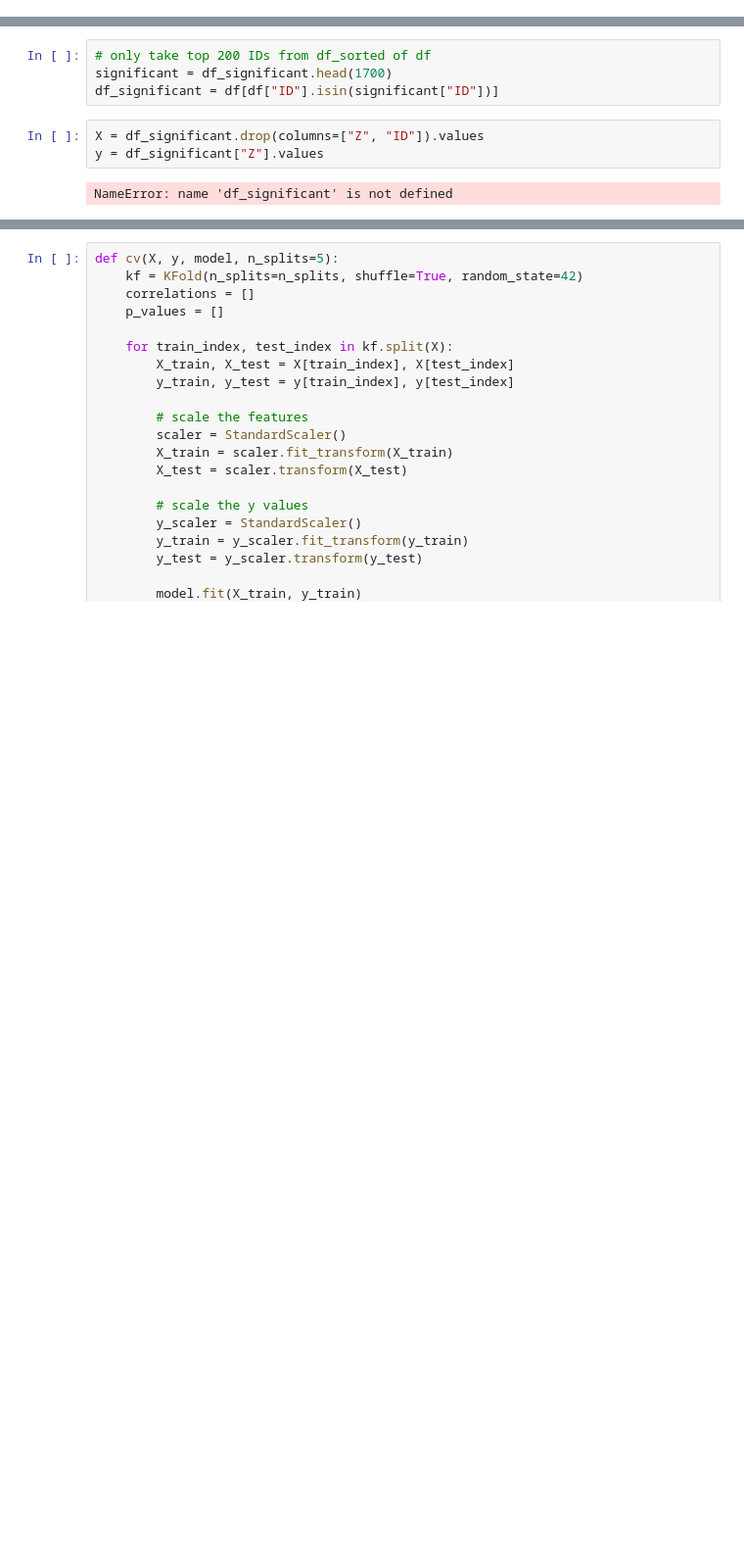
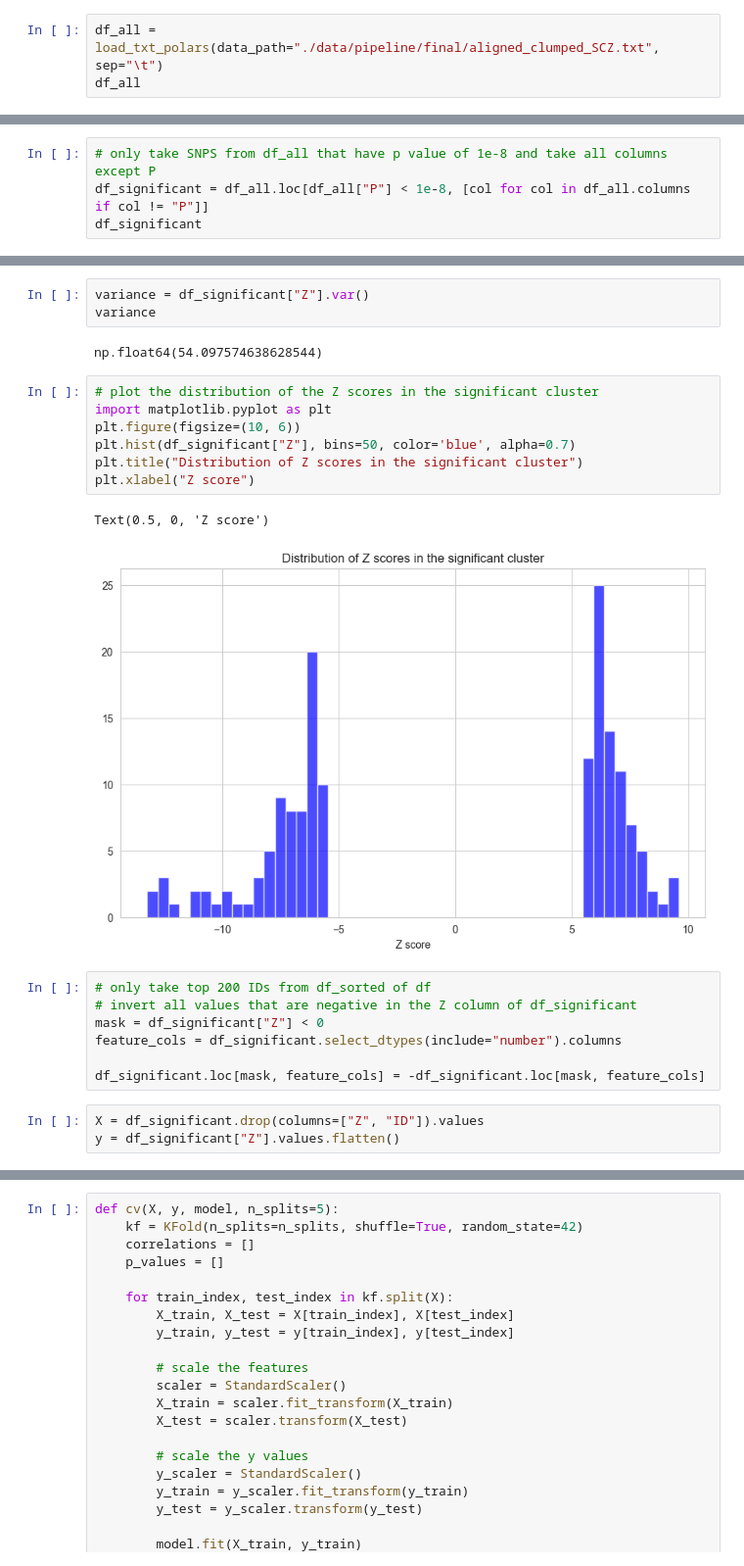
Before and after one commit to LeonAckermann/ml-genetics4psychiatry, a Jupyter notebook: scripts/schizophrenia/linearRegression.ipynb, the cells around one changed output, grey strips where cells are left out. Shown at 98% size. Cells and saved outputs as stored; diff of their text form; blank space fills up the shorter version.

Commit message:
some plots i guess

```diff
--- a/scripts/schizophrenia/linearRegression.ipynb
+++ b/scripts/schizophrenia/linearRegression.ipynb
@@ -55,0 +20,3 @@ df_significant
+# %%
+df_all = load_txt_polars(data_path="./data/pipeline/final/aligned_clumped_SCZ.txt", sep="\t")
+df_all
@@ -55,0 +37,4 @@ df_significant
+# %%
+# only take SNPS from df_all that have p value of 1e-8 and take all columns except P
+df_significant = df_all.loc[df_all["P"] < 1e-8, [col for col in df_all.columns if col != "P"]]
+df_significant
@@ -56,12 +71,28 @@ df_significant
+# %%
+variance = df_significant["Z"].var()
+variance
+# %% [output]
+np.float64(54.097574638628544)
+# %%
+# plot the distribution of the Z scores in the significant cluster
+import matplotlib.pyplot as plt
+plt.figure(figsize=(10, 6))
+plt.hist(df_significant["Z"], bins=50, color='blue', alpha=0.7)
+plt.title("Distribution of Z scores in the significant cluster")
+plt.xlabel("Z score")
+# %% [output]
+Text(0.5, 0, 'Z score')
+[figure, added]
 # %%
 # only take top 200 IDs from df_sorted of df
-significant = df_significant.head(1700)
-df_significant = df[df["ID"].isin(significant["ID"])]
+# invert all values that are negative in the Z column of df_significant
+mask = df_significant["Z"] < 0
+feature_cols = df_significant.select_dtypes(include="number").columns
+
+df_significant.loc[mask, feature_cols] = -df_significant.loc[mask, feature_cols]
 # %%
 X = df_significant.drop(columns=["Z", "ID"]).values
-y = df_significant["Z"].values
+y = df_significant["Z"].values.flatten()
-# %% [output]
-NameError: name 'df_significant' is not defined
 # %%
 # shape of X and y
 print(X.shape)
```
Also changed, not shown: parts of 11 cells of this notebook.
